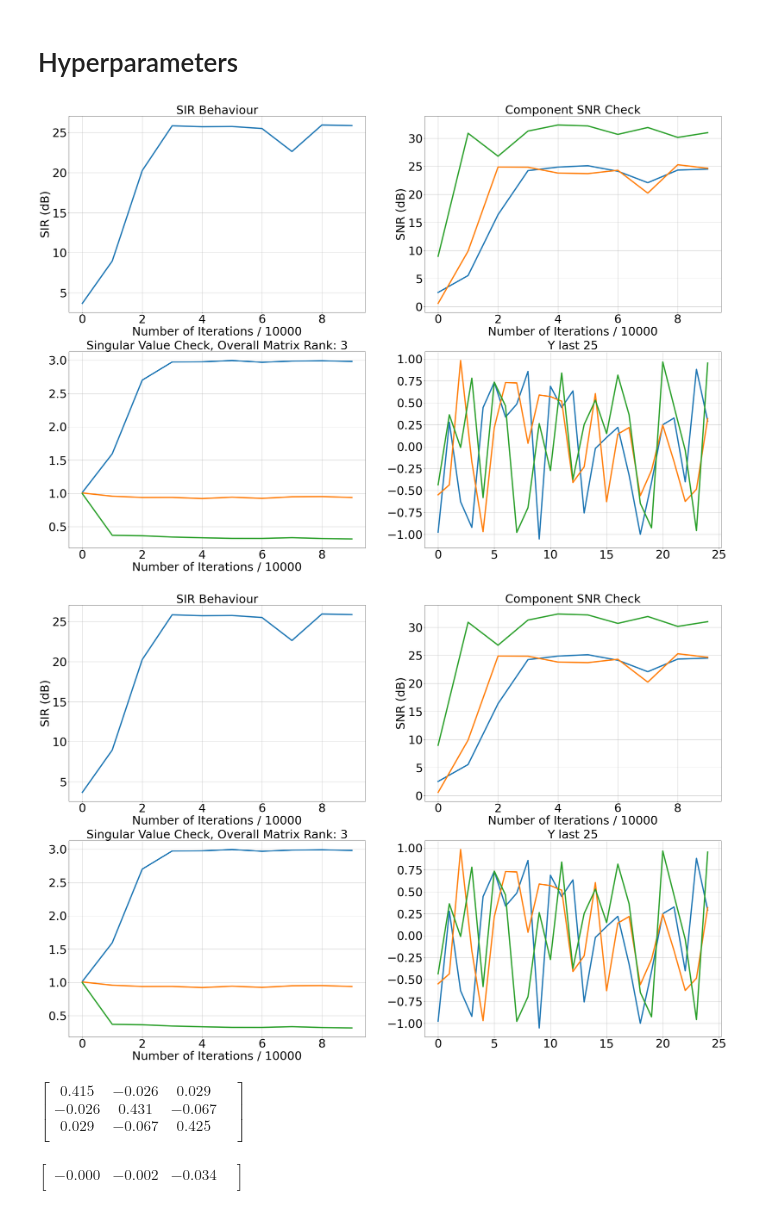
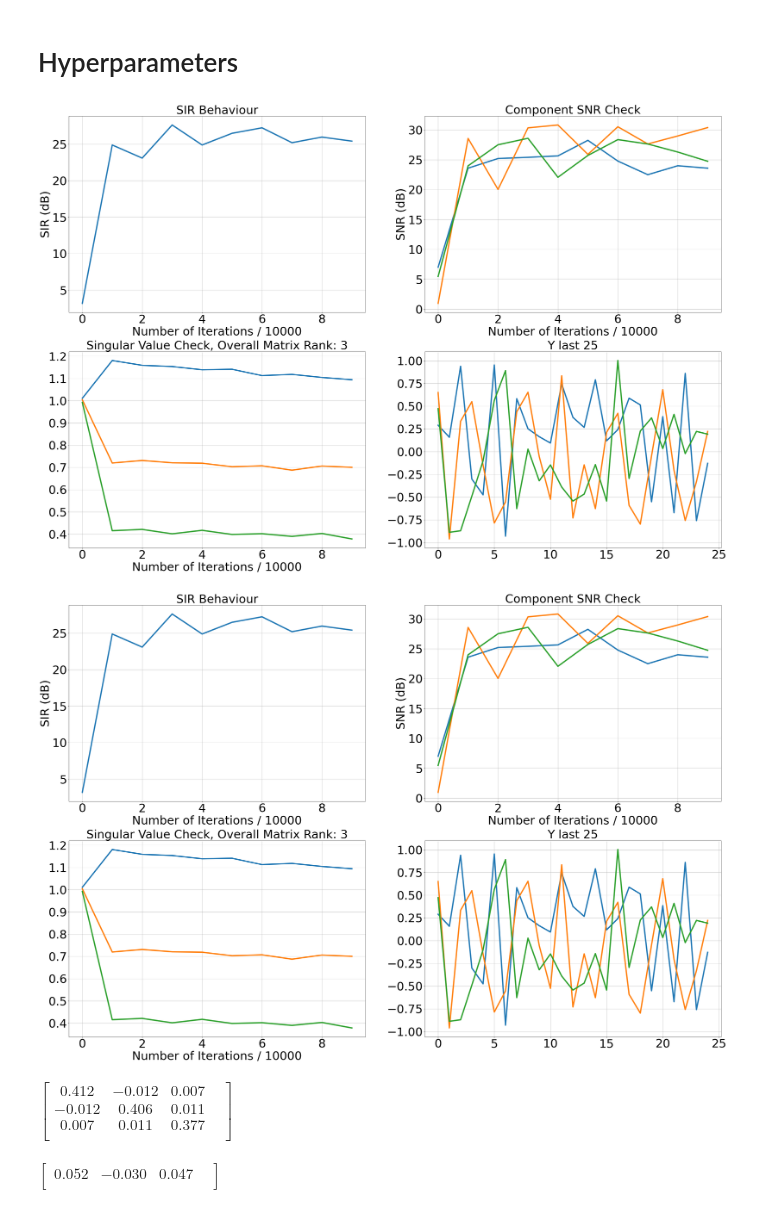
Before and after one commit to efe-a-g/CompNeuro, a Jupyter notebook: CorInfoMaxCodes/NotebookExamples/PredictiveBSS/PredictiveBSS_Antisparse_5by3Example.ipynb, the cells around one changed output. Cells and saved outputs as stored; diff of their text form; code cells hidden in the pictures.

```diff
--- a/CorInfoMaxCodes/NotebookExamples/PredictiveBSS/PredictiveBSS_Antisparse_5by3Example.ipynb
+++ b/CorInfoMaxCodes/NotebookExamples/PredictiveBSS/PredictiveBSS_Antisparse_5by3Example.ipynb
@@ -68,48 +69,48 @@ Input SNR is : 30.007189989956366
 # %%
 hyperparam_dict = {
                 "n_sources" :  NumberofSources,
                 "presumed_domain" : "antisparse",
                 ### Optimization parameters
                 "lambda_lateral" : 0.99,
                 "gamma_predictive" : 100,
                 ### Learning rates
                 "lr_W" : 1 * 1e-1,
                 "neural_lr_start" : 0.5,
                 "neural_lr_stop" : 1e-6,
                 "neural_dynamics_iterations" : 250,
                 "neural_OUTPUT_COMP_TOL" : 1e-7,
                 ### Learning rate rules and decay parameters
                 "lr_W_rule" : "divide_by_log_index",
                 "lr_W_decay_divider" : 5000,
                 "neural_lr_rule" : "divide_by_loop_index",
                 "neural_lr_decay_divider" : 200,
                 ### Initial values for weights if provided, if not they will be initialized in the fit function
                 "W" : None,
                 "C_y" : None,
                 "mu_y" : None,
                 ### Ground truth source vectors. This part is only for debugging.
                 "Sgt" : S,
                 "debug_iteration_point" : 10000,
                 "plot_debug_during_training" : True,
 }
-model = PredictiveDecorrBSS(**hyperparam_dict)
+model = PredictiveDecorrBSSSimple(**hyperparam_dict)
 model.fit(X)
 # %% [output]
-[figure, old version]
+[figure, new version]
-[figure, old version]
+[figure, new version]
 # %%
 display_matrix(model.C_y)
 # %% [output]
 $\displaystyle \begin{bmatrix}
- 0.415 & -0.026 & 0.029 & \\
- -0.026 & 0.431 & -0.067 & \\
- 0.029 & -0.067 & 0.425 & \\
+ 0.412 & -0.012 & 0.007 & \\
+ -0.012 & 0.406 & 0.011 & \\
+ 0.007 & 0.011 & 0.377 & \\
 \end{bmatrix}$
 # %%
 display_matrix(model.mu_y.reshape(1, -1))
 # %% [output]
 $\displaystyle \begin{bmatrix}
- -0.000 & -0.002 & -0.034 & \\
+ 0.052 & -0.030 & 0.047 & \\
 \end{bmatrix}$
 # %%
 display_matrix(model.W)
```
Also changed, not shown: parts of 6 cells of this notebook, 21 other files.
